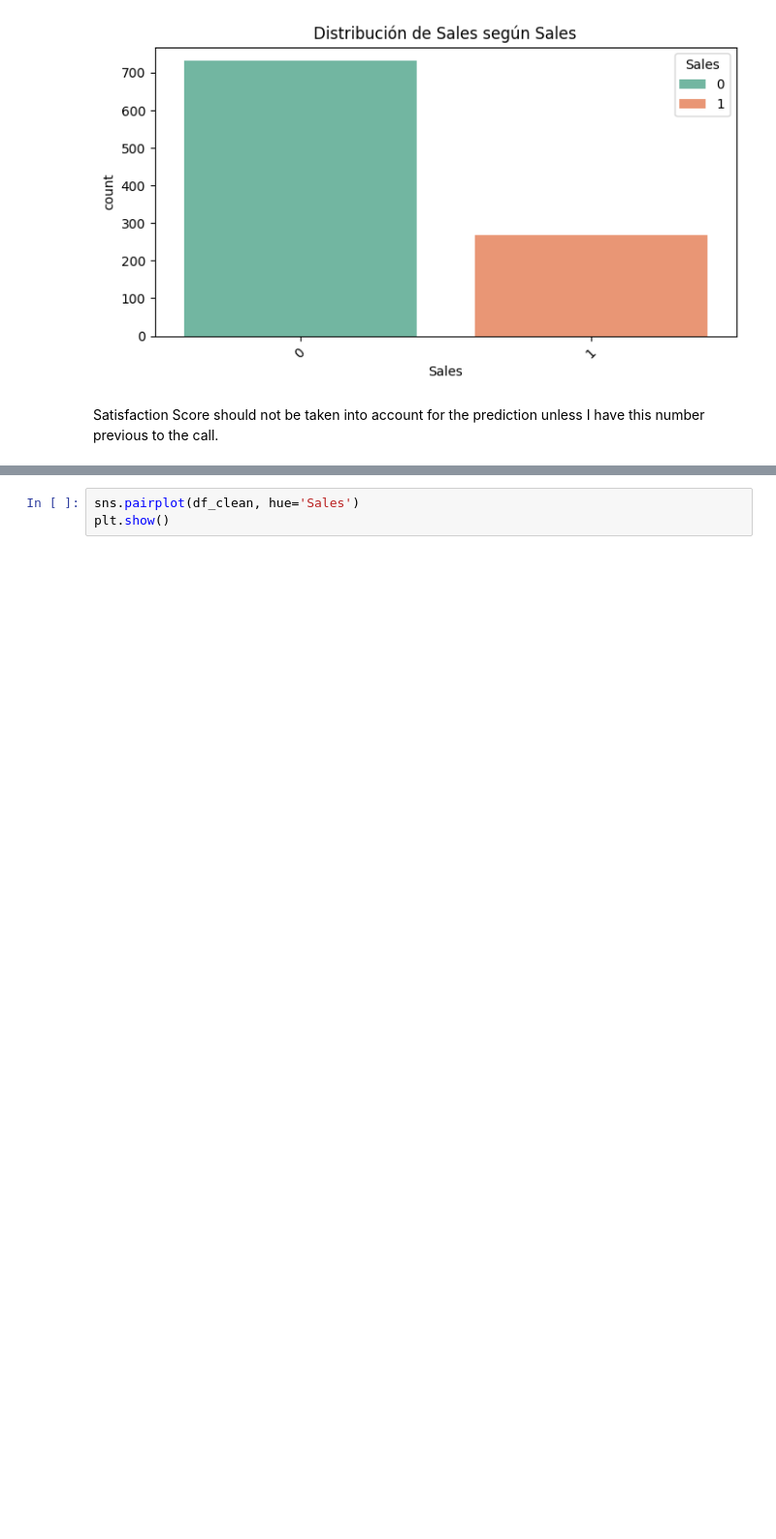
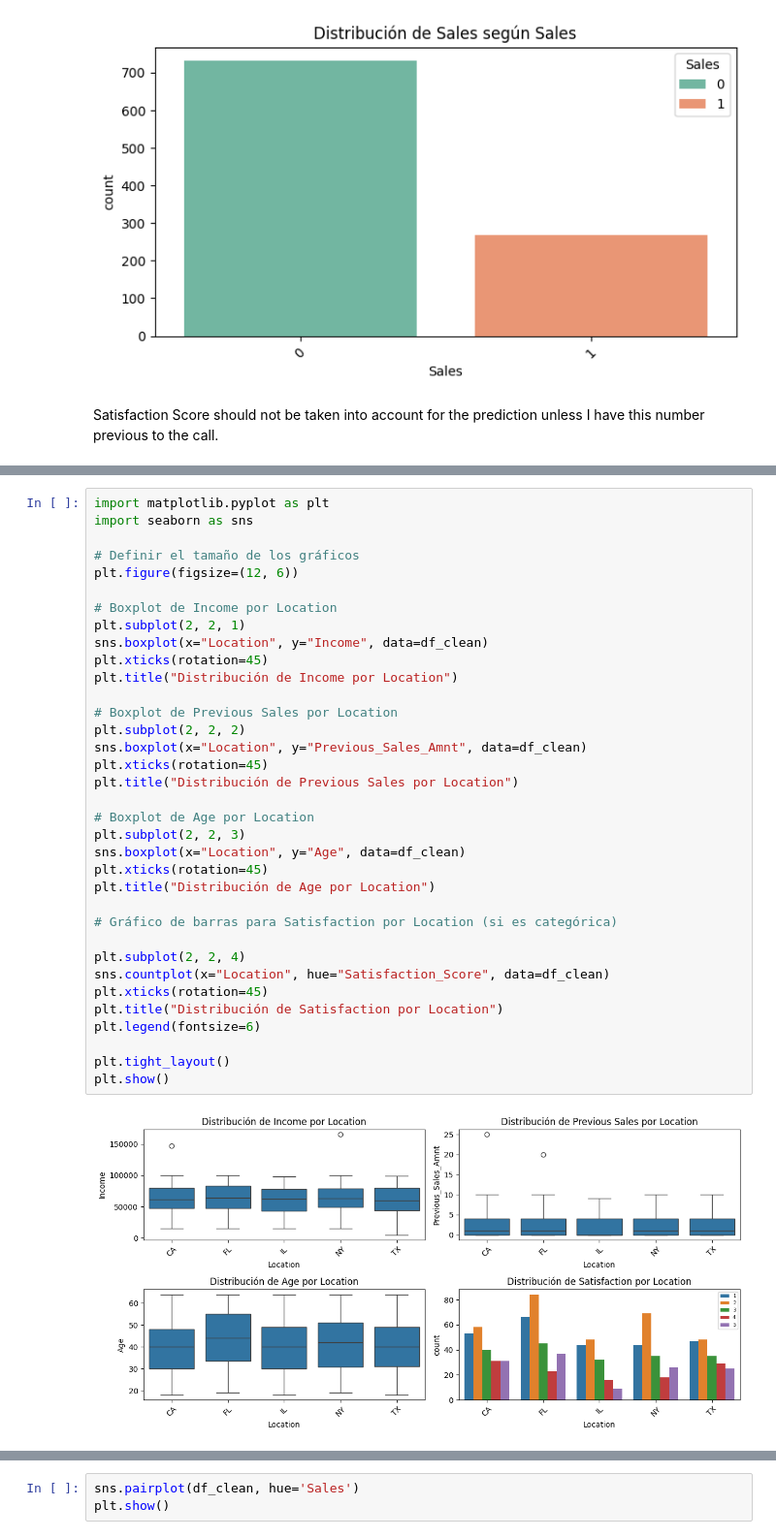
Before and after one commit to gbuvoli/Prueba_tecnica_TP, a Jupyter notebook: Prueba_Tecnica.ipynb, the cells around one changed output, grey strips where cells are left out. Shown at 97% size. Drawn from its saved outputs; the diff is of its cells as text; blank space fills up the shorter version.

```diff
--- a/Prueba_Tecnica.ipynb
+++ b/Prueba_Tecnica.ipynb
@@ -424,0 +441,37 @@ Satisfaction Score should not be taken into account for the prediction unless I
+# %%
+import matplotlib.pyplot as plt
+import seaborn as sns
+
+# Definir el tamaño de los gráficos
+plt.figure(figsize=(12, 6))
+
+# Boxplot de Income por Location
+plt.subplot(2, 2, 1)
+sns.boxplot(x="Location", y="Income", data=df_clean)
+plt.xticks(rotation=45)
+plt.title("Distribución de Income por Location")
+
+# Boxplot de Previous Sales por Location
+plt.subplot(2, 2, 2)
+sns.boxplot(x="Location", y="Previous_Sales_Amnt", data=df_clean)
+plt.xticks(rotation=45)
+plt.title("Distribución de Previous Sales por Location")
+
+# Boxplot de Age por Location
+plt.subplot(2, 2, 3)
+sns.boxplot(x="Location", y="Age", data=df_clean)
+plt.xticks(rotation=45)
+plt.title("Distribución de Age por Location")
+
+# Gráfico de barras para Satisfaction por Location (si es categórica)
+
+plt.subplot(2, 2, 4)
+sns.countplot(x="Location", hue="Satisfaction_Score", data=df_clean)
+plt.xticks(rotation=45)
+plt.title("Distribución de Satisfaction por Location")
+plt.legend(fontsize=6)
+
+plt.tight_layout()
+plt.show()
+# %% [output]
+[figure, added]
```
Also changed, not shown: parts of 13 cells of this notebook.
